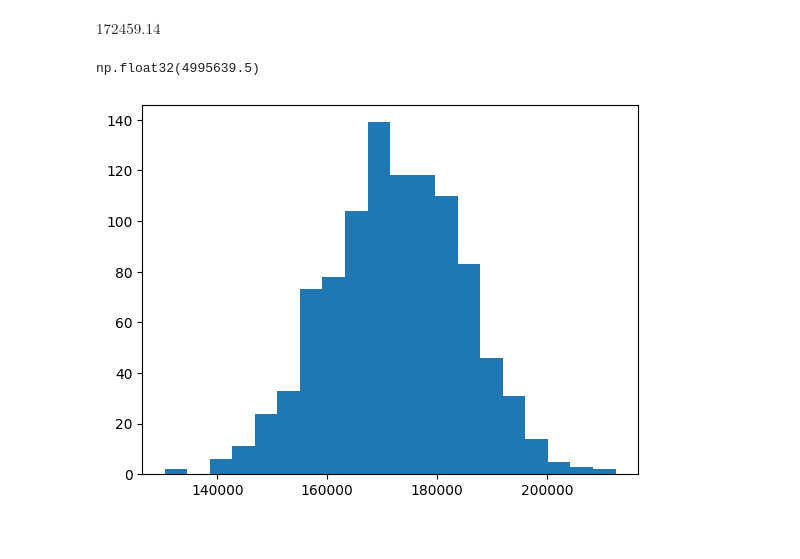
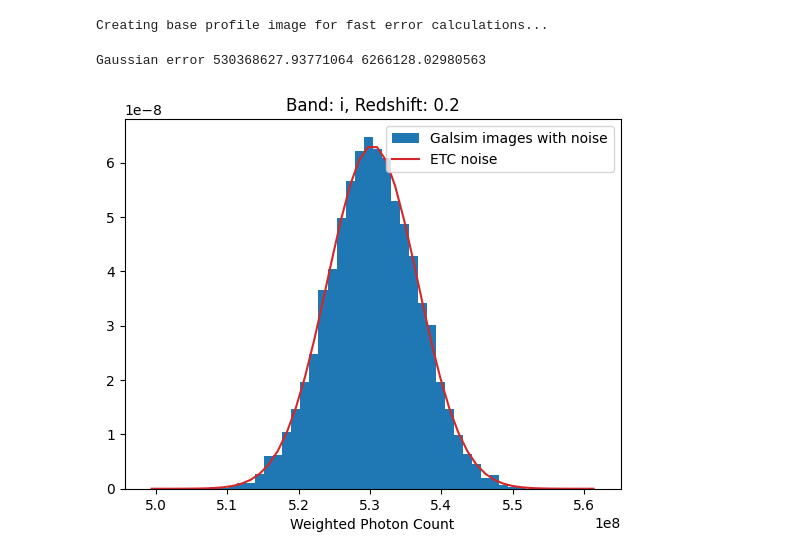
Before and after one commit to ashandonay/redshift_estimation, a Jupyter notebook: uncertainty_check.ipynb, the cells around one changed output. Cells and saved outputs as stored; diff of their text form; code cells hidden in the pictures.

Commit message:
updates for calculating mag error

```diff
--- a/uncertainty_check.ipynb
+++ b/uncertainty_check.ipynb
@@ -178,9 +59,15 @@ plt.show()
 band = "i"
 pixel_scale = 0.2 # arcsec
 stamp_size = 31 # pixels
-threshold = 0.0
-nvisits = 50
-visit_time = 15
-etc = ETC(band, pixel_scale=pixel_scale, stamp_size=stamp_size,
+threshold = 0.0 # threshold for masking
+nvisits = 50 # number of visits
+visit_time = 30.0
+gal = galsim.Gaussian(flux=1.0, sigma=2) # sigma = 2 arcsec
+psf = galsim.Gaussian(fwhm=0.67) # Full-width half-max of the PSF in arcseconds
+
+profile = galsim.Convolve([gal, psf])
+etc = ETC(band, profile=profile, pixel_scale=pixel_scale, stamp_size=stamp_size,
               threshold=threshold, nvisits=nvisits, visit_time=visit_time)
+# %% [output]
+Creating base profile image for fast error calculations...
 # %%
@@ -193,24 +80,44 @@ img = profile.drawImage(scale=pixel_scale)
 
 gd = galsim.GaussianNoise(galsim.BaseDeviate(1), sigma=etc.sigma_sky)
 img.addNoise(gd)
-# %%
-photon_count(30, 0.05, 'i').item()
-# %% [output]
-$172459.14 \; \mathrm{}$
-# %%
-np.sqrt(np.var(np.array(vals)))
-# %% [output]
-np.float32(4995639.5)
 # %%
-vals = []
-for i in range(1000):
-    profile = profile.withFlux(photon_count(30, 0.05, 'i').item())
-    img = profile.drawImage(image=img)
-    gd = galsim.GaussianNoise(galsim.BaseDeviate(i), sigma=etc.sigma_sky)
-    img.addNoise(gd)
-    vals.append(np.sum(img.array))
+def check_noise(band, redshift, nvisits=50, pixel_scale=0.2, stamp_size=31, threshold=0.0, visit_time=30.0):
 
-plt.hist(vals, bins=20)
-plt.show()
+    gal = galsim.Gaussian(flux=1.0, sigma=1) # sigma = 2 arcsec
+    psf = galsim.Gaussian(fwhm=0.67) # Full-width half-max of the PSF in arcseconds
+
+    profile = galsim.Convolve([gal, psf])
+
+    etc = ETC(band, profile=profile, pixel_scale=pixel_scale, stamp_size=stamp_size,
+                threshold=threshold, nvisits=nvisits, visit_time=visit_time)
+
+    SNR, signal, noise = etc.SNR(profile, M_b(redshift, band).item())
+
+    A = 319/9.6 # LSST effective area in m^2 from lsstetc.py
+    A_cm2 = A * 1e4 * u.cm**2 # convert to cm^2
+    total_flux = photon_count(etc.exptime, redshift, band, A_cm2).item()
+    img = galsim.ImageD(etc.stamp_size, etc.stamp_size, scale=etc.pixel_scale)
+    profile = profile.withFlux(total_flux)
+    img = profile.drawImage(image=img) * (img.array > (etc.threshold * etc.sigma_sky))
+    vals = []
+    for i in range(10000):
+        gd = galsim.GaussianNoise(galsim.BaseDeviate(i), sigma=etc.sigma_sky)
+        noisy_img = img.copy()
+        noisy_img.addNoise(gd)
+        vals.append(np.sum(noisy_img.array * img.array * (img.array > (etc.threshold * etc.sigma_sky))))
+
+    bins = np.linspace(np.mean(vals) - 5 * noise, np.mean(vals) + 5 * noise, 51)
+    plt.hist(vals, bins=bins, density=True, label="Galsim images with noise")
+    w = 0.5 * (bins[1:] + bins[:-1])
+    y = np.exp(-0.5 * ((w - signal) / noise) ** 2) / (noise * np.sqrt(2 * np.pi))
+    plt.plot(w, y, 'tab:red', label="ETC noise")
+    print("Gaussian error", np.mean(vals), np.std(vals))
+    plt.xlabel("Weighted Photon Count")
+    plt.title(f"Band: {band}, Redshift: {redshift}")
+    plt.legend()
+    plt.show()
-# %% [output]
-[figure, removed]
+# %%
+check_noise("i", 0.2)
+# %% [output]
+Gaussian error 530368627.93771064 6266128.02980563
+[figure, added]
```
Also changed, not shown: parts of 13 cells of this notebook, 5 other files.
